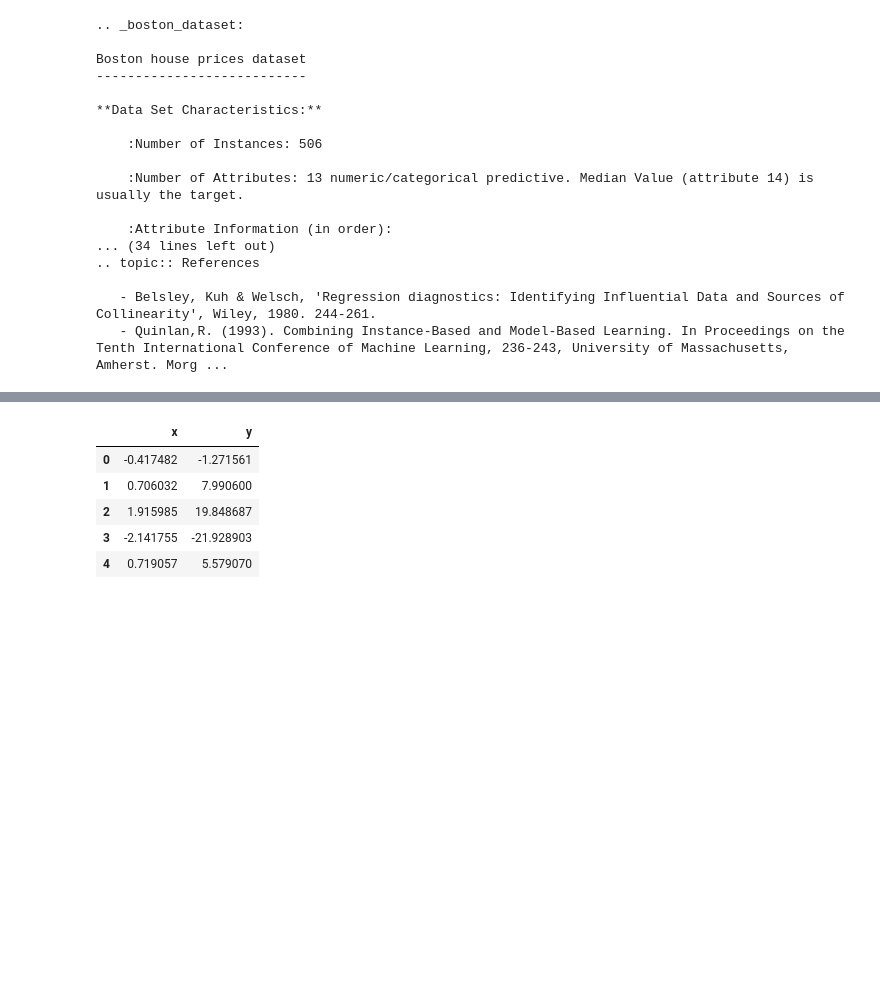
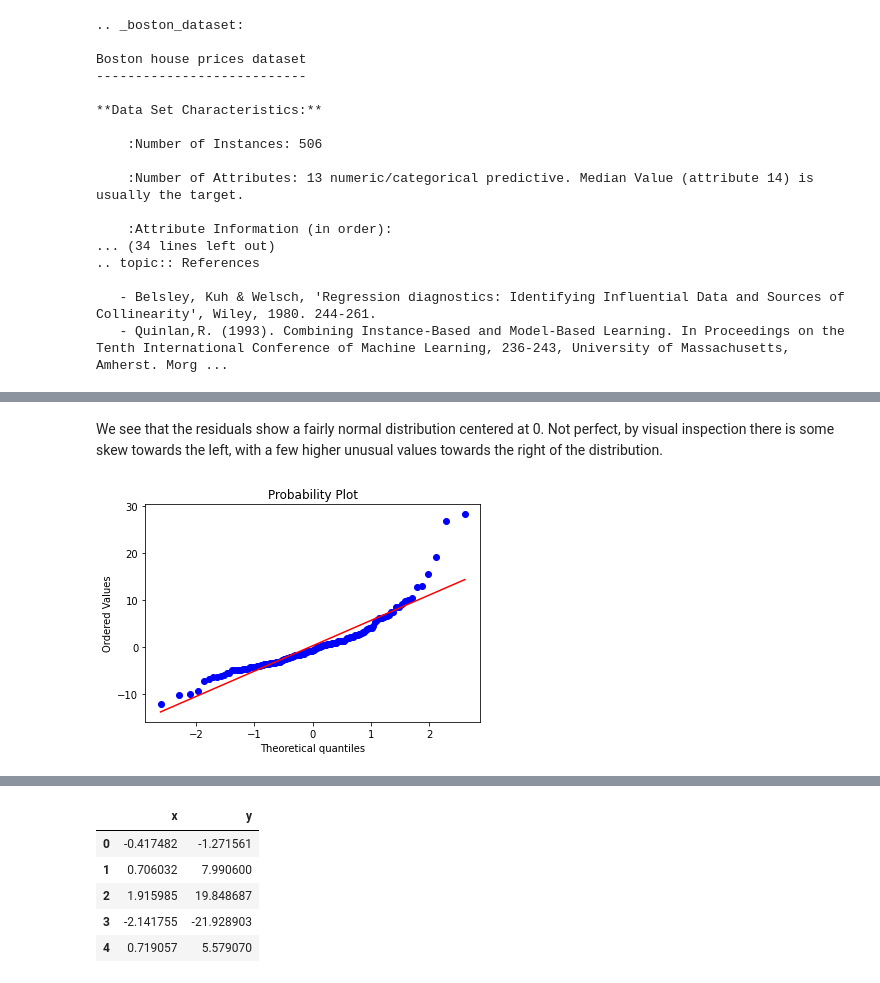
Before and after one commit to solegalli/feature-engineering-for-machine-learning, a Jupyter notebook: Section-03-Variable-Characteristics/03.4-Linear-Model-Assumptions.ipynb, the cells around one changed output, grey strips where cells are left out. Saved outputs shown, nothing was run; the diff lists cells and outputs as text; code cells hidden in the pictures; blank space fills up the shorter version.

```diff
--- a/Section-03-Variable-Characteristics/03.4-Linear-Model-Assumptions.ipynb
+++ b/Section-03-Variable-Characteristics/03.4-Linear-Model-Assumptions.ipynb
@@ -142,0 +209,11 @@ Boston house prices dataset
+# %% [markdown]
+We see that the residuals show a fairly normal distribution centered at 0. Not perfect, by visual inspection there is some skew towards the left, with a few higher unusual values towards the right of the distribution.
+# %%
+# we can better visualize residuals distribution with
+# a Q-Q plot. If the residuals are normally distributed
+# the dots should adjust to the 45 degree line
+
+stats.probplot(error, dist="norm", plot=plt)
+plt.show()
+# %% [output]
+[figure, added]
```
Also changed, not shown: parts of 116 cells of this notebook.
